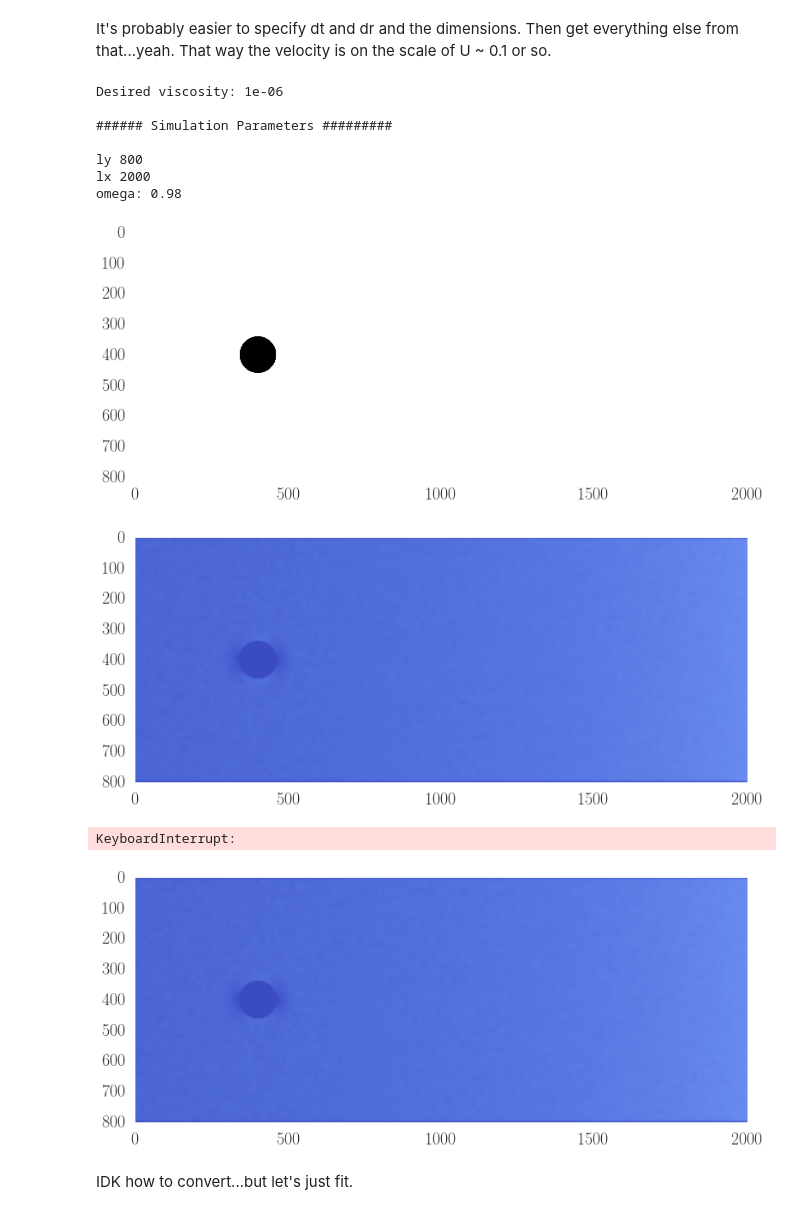
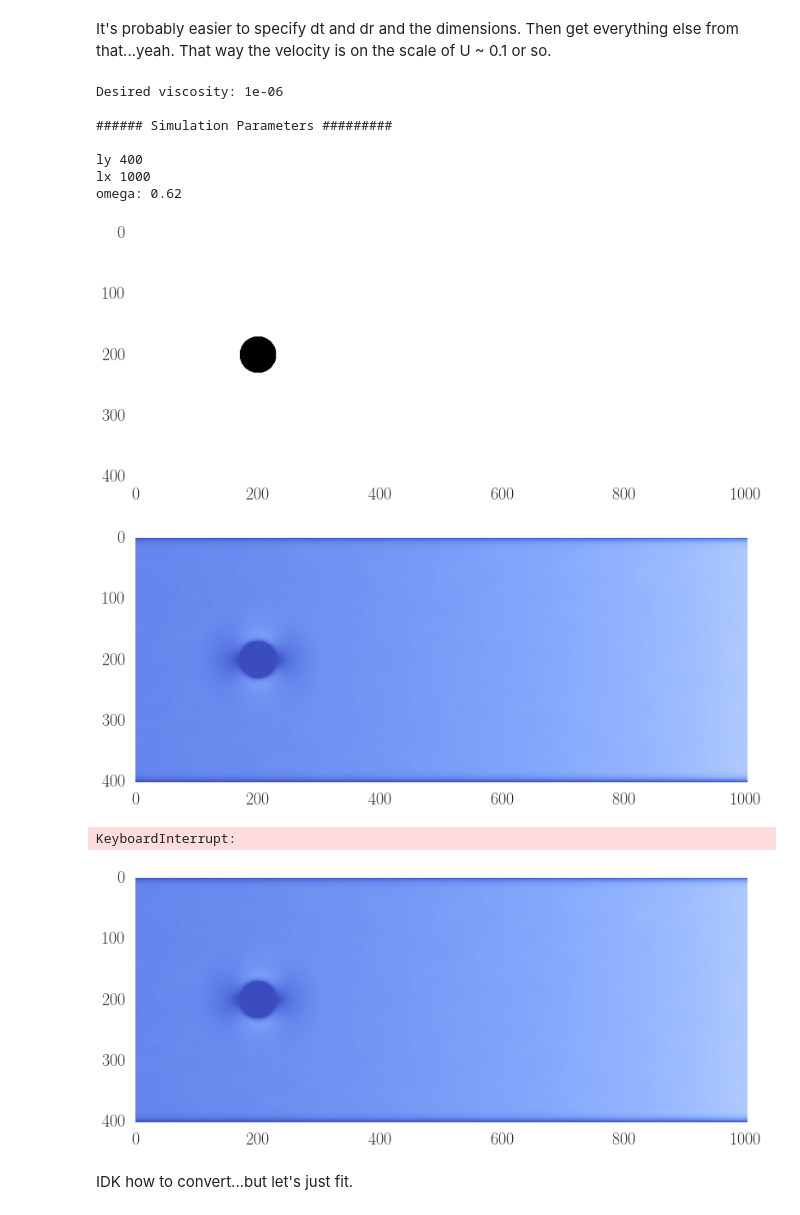
Before and after one commit to latticeboltzmann/2d-lb, a Jupyter notebook: testing/obstacles_04.ipynb, the cells around one changed output. Drawn from its saved outputs; the diff is of its cells as text; code cells hidden in the pictures.

```diff
--- a/testing/obstacles_04.ipynb
+++ b/testing/obstacles_04.ipynb
@@ -24,7 +24,7 @@ length = 10. # meters
 
 deltaP = -0.2
 
-dr = 0.005
+dr = 0.01
 dt = 4.
 
 viscosity = 10.**-6. # More viscous = easier to simulate!
@@ -63,9 +63,9 @@ Desired viscosity: 1e-06
 
 ###### Simulation Parameters #########
 
-ly 800
-lx 2000
-omega: 0.98
+ly 400
+lx 1000
+omega: 0.62
 # %%
 import skimage as ski
 import skimage.draw
@@ -85,7 +85,7 @@ obstacles[circle[0], circle[1]] = True
 plt.imshow(obstacles.T)
 plt.grid(False)
 # %% [output]
-[figure, old version]
+[figure, new version]
 # %%
 sim = lb.Pipe_Flow_Obstacles(lx=lx, ly=ly, dr=dr, dt=dt, omega=omega,
                   deltaP = deltaP, obstacle_mask = obstacles)
@@ -94,35 +94,35 @@ sim = lb.Pipe_Flow_Obstacles(lx=lx, ly=ly, dr=dr, dt=dt, omega=omega,
 #print 'u_max in simulation:' , np.max(sim.u)
 # %%
 total_num_steps = 5000
-steps_per_image= 50
+steps_per_image= 25
 
 num_to_record = int(np.ceil(float(total_num_steps)/steps_per_image))
 
 Re_list = []
 Ma_list = []
 
 plt.figure()
 for i in range(num_to_record):
     sim.update_dimensionless_nums()
     Re_list.append(sim.Re)
     Ma_list.append(sim.Ma)
     print 'max non_dim u:', np.max(sim.u)
     print 'sum of mass' , np.sum(sim.rho)/(sim.nx*sim.ny)
     mag = np.sqrt(sim.u**2 + sim.v**2)
     plt.imshow(mag.T, cmap = cm.coolwarm)
     plt.grid(False)
     #plt.clim(vmin=0, vmax=1.)
     #if i == 0:
     #    plt.colorbar()
     display.clear_output(wait=True)
     display.display(plt.gcf())
 
     sim.run(steps_per_image)
 plt.clf() # This way a second figure does not appear at the end...
 # %% [output]
-[figure, old version]
+[figure, new version]
 KeyboardInterrupt:
-[figure, old version]
+[figure, new version]
 # %% [markdown]
 IDK how to convert...but let's just fit.
 # %%
```
